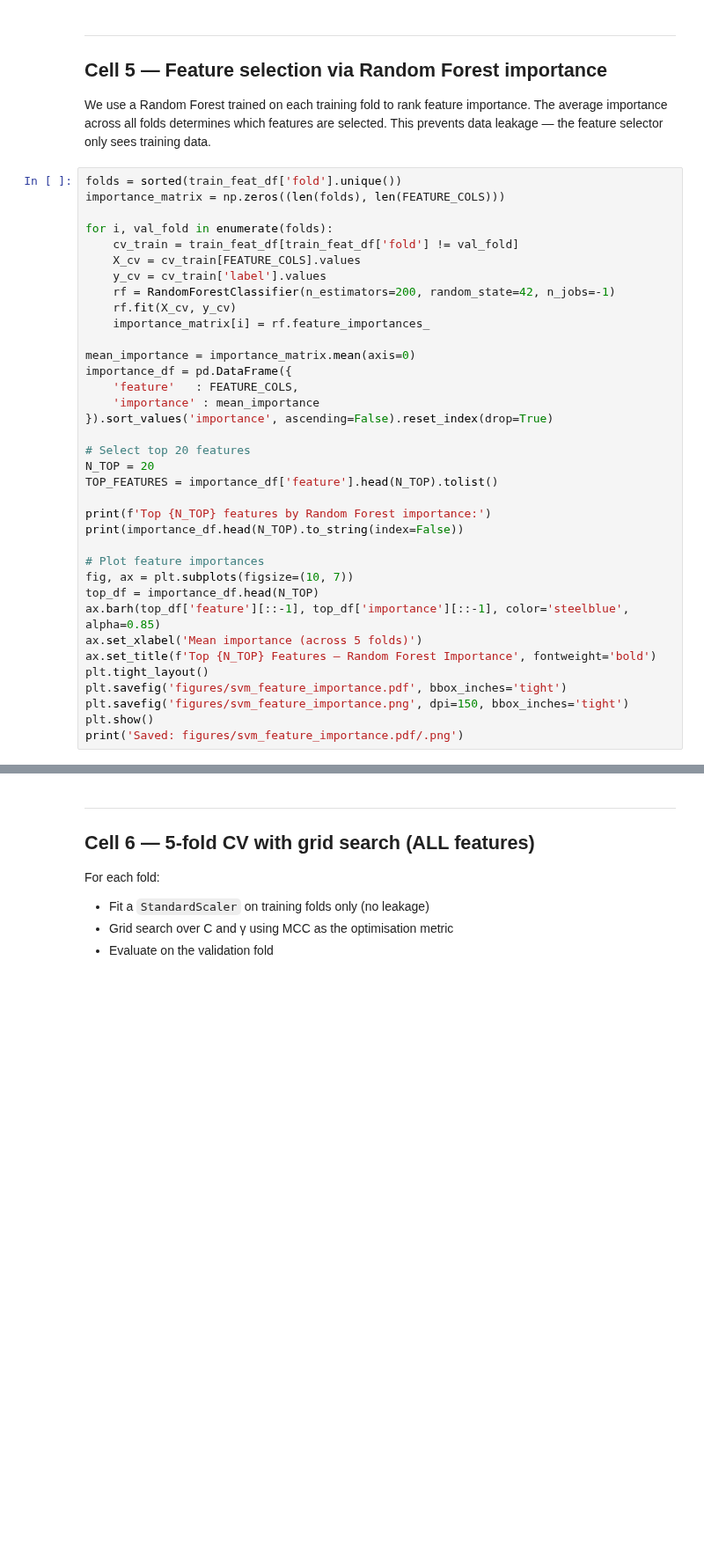
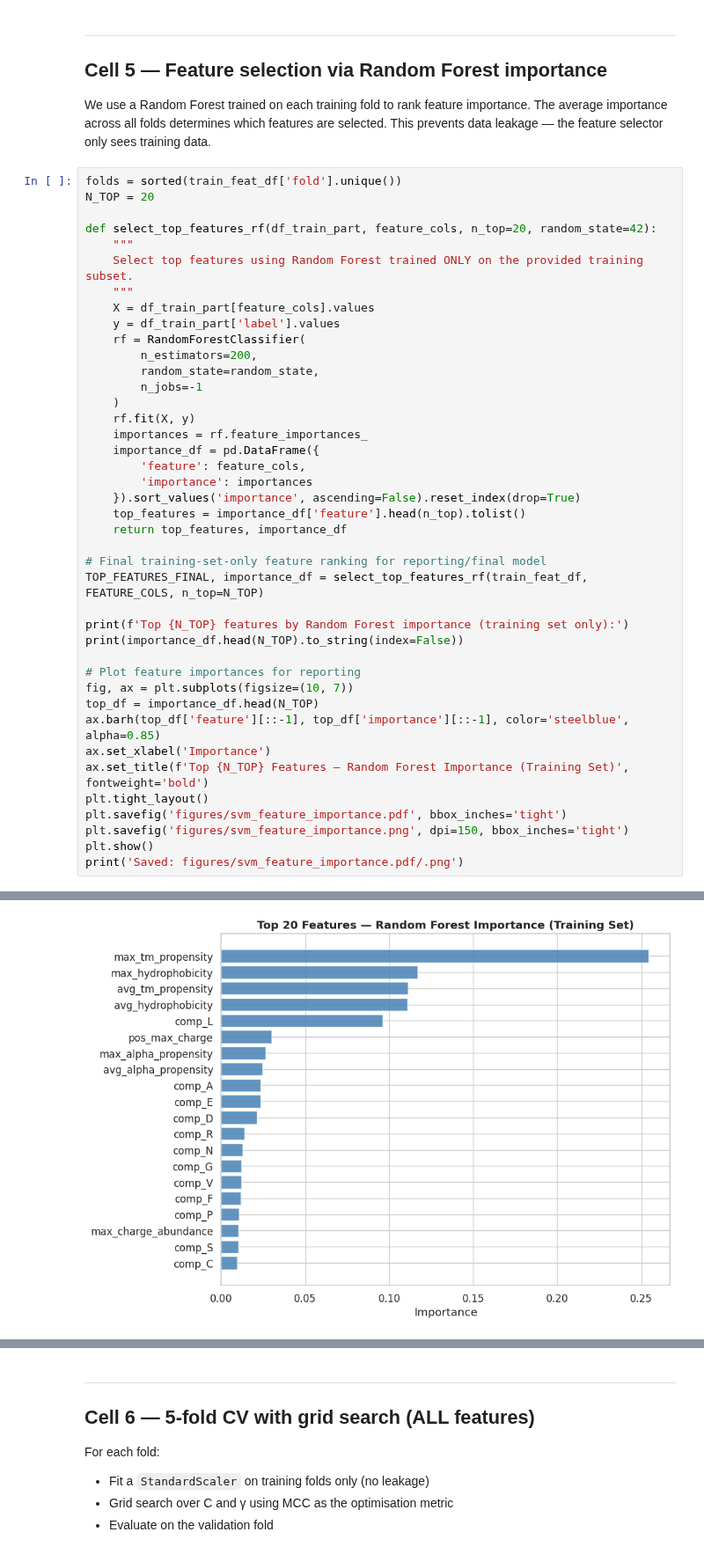
Before and after one commit to MahanBalooei/eukaryotic-signal-peptide-prediction, a Jupyter notebook: 5- SVM-SPSelection/step5_svm.ipynb, the cells around one changed output, grey strips where cells are left out. Shown at 88% size. Saved outputs shown, nothing was run; the diff lists cells and outputs as text; blank space fills up the shorter version.

```diff
--- a/5- SVM-SPSelection/step5_svm.ipynb
+++ b/5- SVM-SPSelection/step5_svm.ipynb
@@ -240,37 +280,43 @@ The average importance across all folds determines which features are selected.
 This prevents data leakage — the feature selector only sees training data.
 # %%
 folds = sorted(train_feat_df['fold'].unique())
-importance_matrix = np.zeros((len(folds), len(FEATURE_COLS)))
+N_TOP = 20
 
-for i, val_fold in enumerate(folds):
-    cv_train = train_feat_df[train_feat_df['fold'] != val_fold]
-    X_cv = cv_train[FEATURE_COLS].values
-    y_cv = cv_train['label'].values
-    rf = RandomForestClassifier(n_estimators=200, random_state=42, n_jobs=-1)
-    rf.fit(X_cv, y_cv)
-    importance_matrix[i] = rf.feature_importances_
+def select_top_features_rf(df_train_part, feature_cols, n_top=20, random_state=42):
+    """
+    Select top features using Random Forest trained ONLY on the provided training subset.
+    """
+    X = df_train_part[feature_cols].values
+    y = df_train_part['label'].values
+    rf = RandomForestClassifier(
+        n_estimators=200,
+        random_state=random_state,
+        n_jobs=-1
+    )
+    rf.fit(X, y)
+    importances = rf.feature_importances_
+    importance_df = pd.DataFrame({
+        'feature': feature_cols,
+        'importance': importances
+    }).sort_values('importance', ascending=False).reset_index(drop=True)
+    top_features = importance_df['feature'].head(n_top).tolist()
+    return top_features, importance_df
 
-mean_importance = importance_matrix.mean(axis=0)
-importance_df = pd.DataFrame({
-    'feature'   : FEATURE_COLS,
-    'importance' : mean_importance
-}).sort_values('importance', ascending=False).reset_index(drop=True)
+# Final training-set-only feature ranking for reporting/final model
+TOP_FEATURES_FINAL, importance_df = select_top_features_rf(train_feat_df, FEATURE_COLS, n_top=N_TOP)
 
-# Select top 20 features
-N_TOP = 20
-TOP_FEATURES = importance_df['feature'].head(N_TOP).tolist()
-
-print(f'Top {N_TOP} features by Random Forest importance:')
+print(f'Top {N_TOP} features by Random Forest importance (training set only):')
 print(importance_df.head(N_TOP).to_string(index=False))
 
-# Plot feature importances
+# Plot feature importances for reporting
 fig, ax = plt.subplots(figsize=(10, 7))
 top_df = importance_df.head(N_TOP)
 ax.barh(top_df['feature'][::-1], top_df['importance'][::-1], color='steelblue', alpha=0.85)
-ax.set_xlabel('Mean importance (across 5 folds)')
-ax.set_title(f'Top {N_TOP} Features — Random Forest Importance', fontweight='bold')
+ax.set_xlabel('Importance')
+ax.set_title(f'Top {N_TOP} Features — Random Forest Importance (Training Set)', fontweight='bold')
 plt.tight_layout()
 plt.savefig('figures/svm_feature_importance.pdf', bbox_inches='tight')
 plt.savefig('figures/svm_feature_importance.png', dpi=150, bbox_inches='tight')
 plt.show()
 print('Saved: figures/svm_feature_importance.pdf/.png')
+# %% [output]
@@ -276,0 +340 @@ print('Saved: figures/svm_feature_importance.pdf/.png')
+[figure, added]
```
Also changed, not shown: parts of 13 cells of this notebook, 14 other files.
